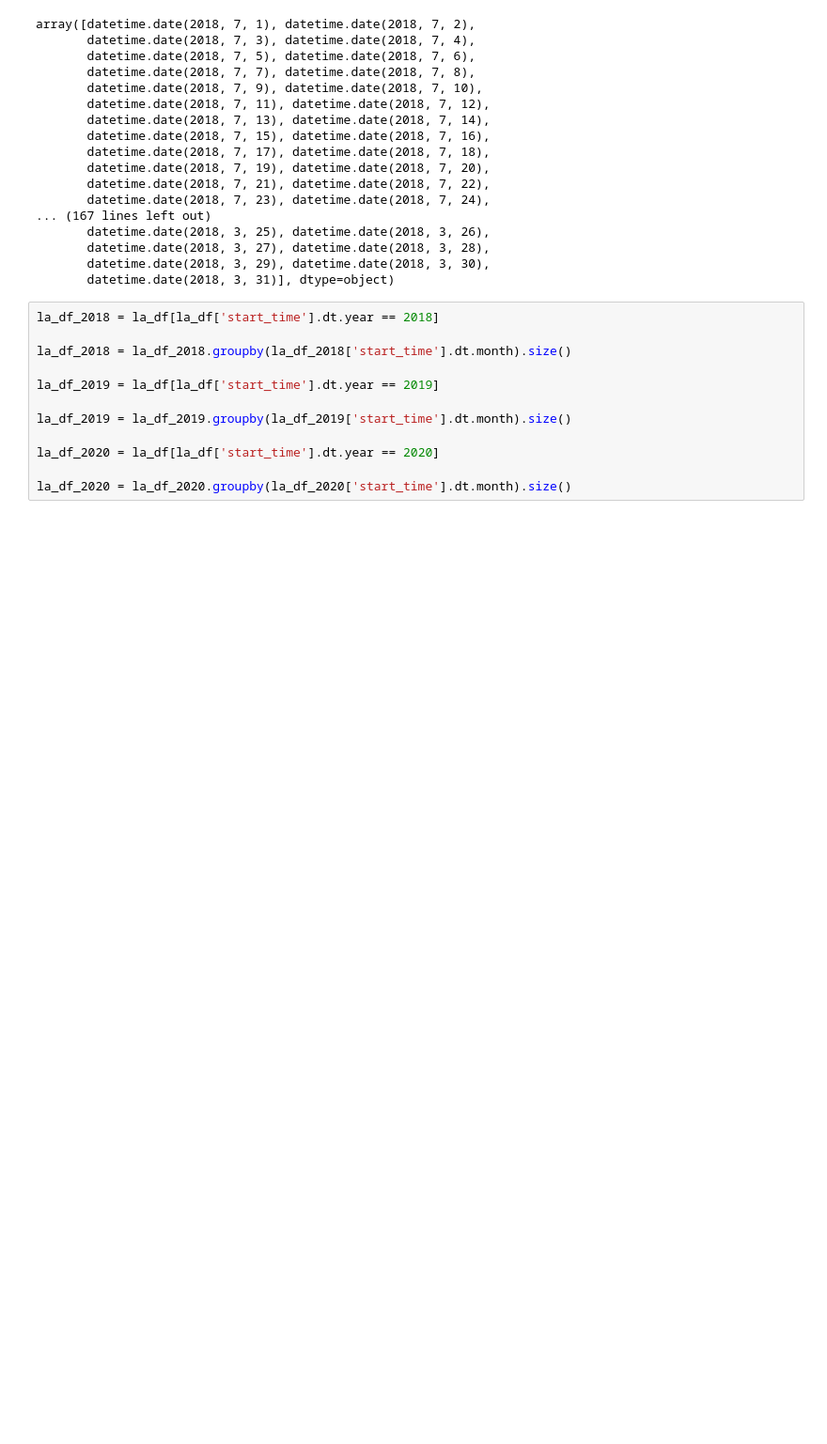
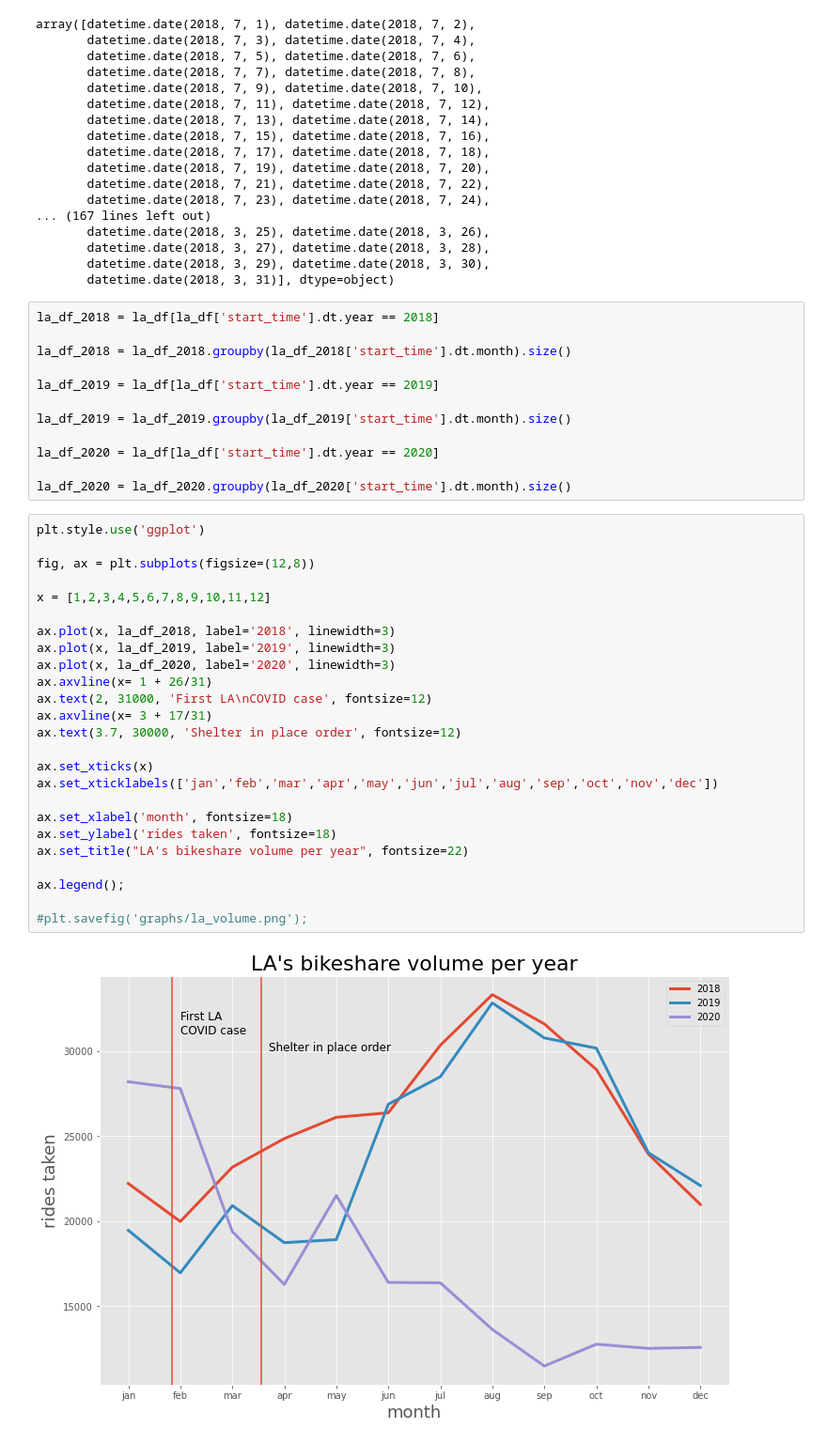
Before and after one commit to nick-kopy/Exploration-of-bike-share-programs-post-pandemic, a Jupyter notebook: data_clean.ipynb, the cells around one changed output. Shown at 94% size. Cells and saved outputs as stored; diff of their text form; blank space fills up the shorter version.

```diff
--- a/data_clean.ipynb
+++ b/data_clean.ipynb
@@ -235,3 +239,30 @@ la_df_2019 = la_df_2019.groupby(la_df_2019['start_time'].dt.month).size()
 la_df_2020 = la_df[la_df['start_time'].dt.year == 2020]
 
 la_df_2020 = la_df_2020.groupby(la_df_2020['start_time'].dt.month).size()
+# %%
+plt.style.use('ggplot')
+
+fig, ax = plt.subplots(figsize=(12,8))
+
+x = [1,2,3,4,5,6,7,8,9,10,11,12]
+
+ax.plot(x, la_df_2018, label='2018', linewidth=3)
+ax.plot(x, la_df_2019, label='2019', linewidth=3)
+ax.plot(x, la_df_2020, label='2020', linewidth=3)
+ax.axvline(x= 1 + 26/31)
+ax.text(2, 31000, 'First LA\nCOVID case', fontsize=12)
+ax.axvline(x= 3 + 17/31)
+ax.text(3.7, 30000, 'Shelter in place order', fontsize=12)
+
+ax.set_xticks(x)
+ax.set_xticklabels(['jan','feb','mar','apr','may','jun','jul','aug','sep','oct','nov','dec'])
+
+ax.set_xlabel('month', fontsize=18)
+ax.set_ylabel('rides taken', fontsize=18)
+ax.set_title("LA's bikeshare volume per year", fontsize=22)
+
+ax.legend();
+
+#plt.savefig('graphs/la_volume.png');
+# %% [output]
+[figure, added]
```
Also changed, not shown: parts of 14 cells of this notebook, 3 other files.
